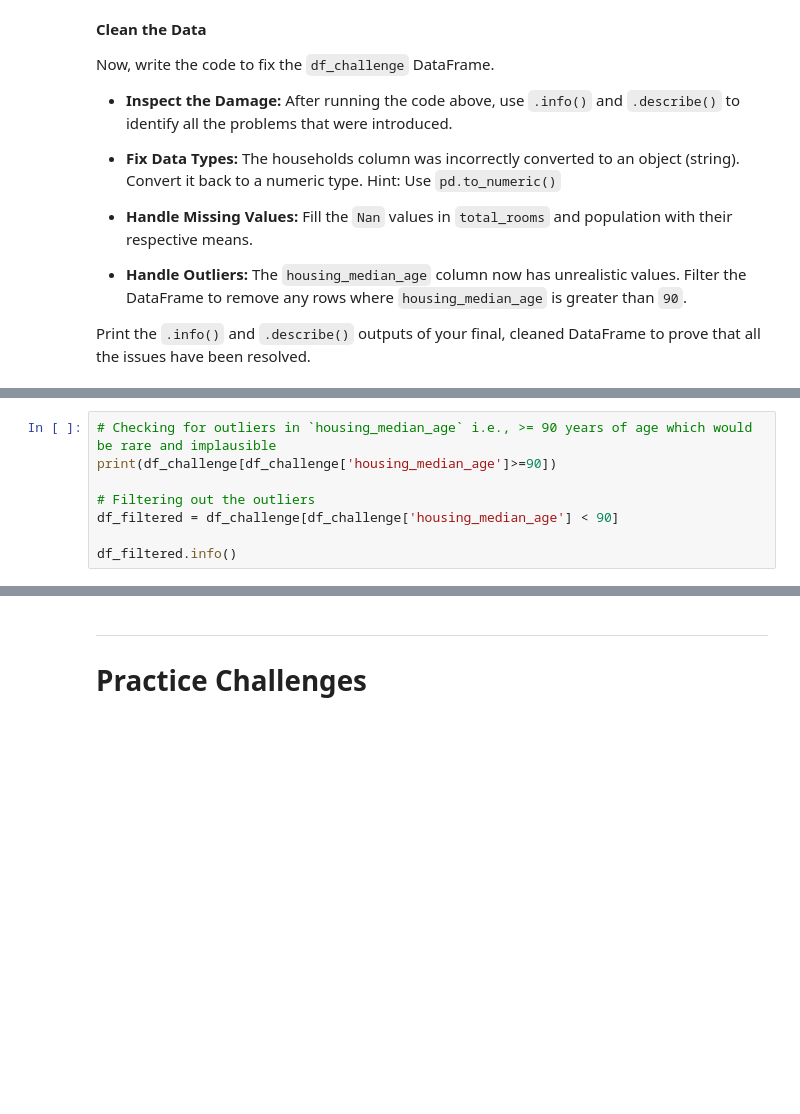
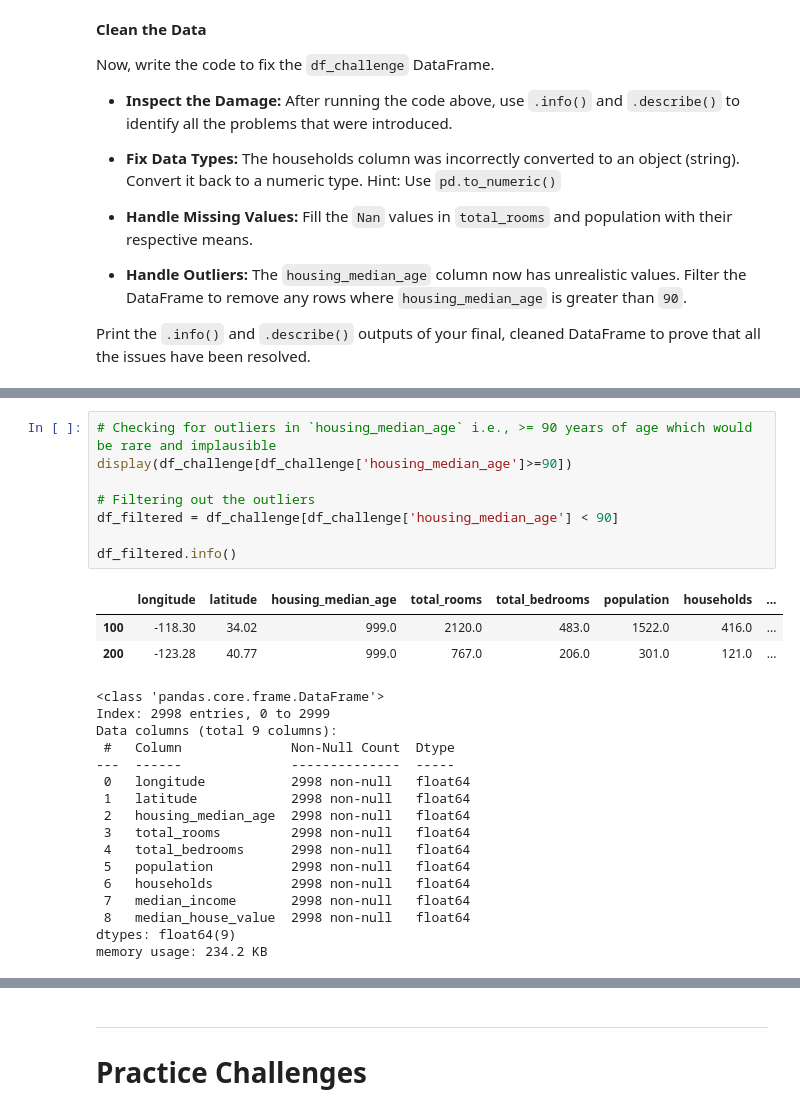
Before and after one commit to sprince0031/ICT-Python-ML, a Jupyter notebook: Week 3/Notebooks/Week3_solutions.ipynb, the cells around one changed output, grey strips where cells are left out. Drawn from its saved outputs; the diff is of its cells as text; blank space fills up the shorter version.

```diff
--- a/Week 3/Notebooks/Week3_solutions.ipynb
+++ b/Week 3/Notebooks/Week3_solutions.ipynb
@@ -121,11 +216,31 @@ df_challenge.info()
 # %%
 # Checking for outliers in `housing_median_age` i.e., >= 90 years of age which would be rare and implausible
-print(df_challenge[df_challenge['housing_median_age']>=90])
+display(df_challenge[df_challenge['housing_median_age']>=90])
 
 # Filtering out the outliers
 df_filtered = df_challenge[df_challenge['housing_median_age'] < 90]
 
 df_filtered.info()
+# %% [output]
+|  | longitude | latitude | housing_median_age | total_rooms | total_bedrooms | population | households | ... |
+| 100 | -118.30 | 34.02 | 999.0 | 2120.0 | 483.0 | 1522.0 | 416.0 | ... |
+| 200 | -123.28 | 40.77 | 999.0 | 767.0 | 206.0 | 301.0 | 121.0 | ... |
+<class 'pandas.core.frame.DataFrame'>
+Index: 2998 entries, 0 to 2999
+Data columns (total 9 columns):
+ #   Column              Non-Null Count  Dtype
+---  ------              --------------  -----
+ 0   longitude           2998 non-null   float64
+ 1   latitude            2998 non-null   float64
+ 2   housing_median_age  2998 non-null   float64
+ 3   total_rooms         2998 non-null   float64
+ 4   total_bedrooms      2998 non-null   float64
+ 5   population          2998 non-null   float64
+ 6   households          2998 non-null   float64
+ 7   median_income       2998 non-null   float64
+ 8   median_house_value  2998 non-null   float64
+dtypes: float64(9)
+memory usage: 234.2 KB
 # %%
 # Verifying the outliers have been removed
 print(df_filtered[df_filtered['housing_median_age']>=90])
```
Also changed, not shown: parts of 15 cells of this notebook.
